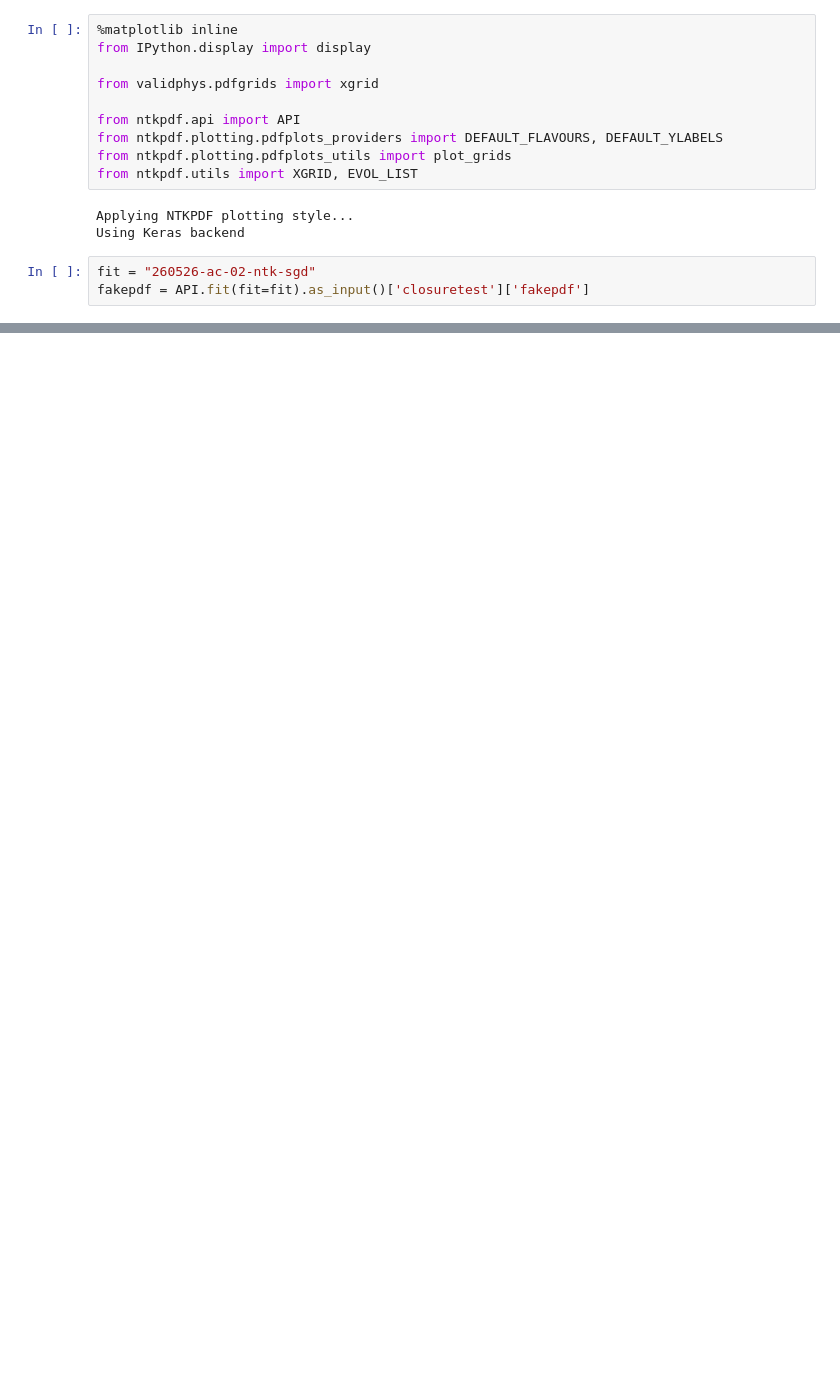
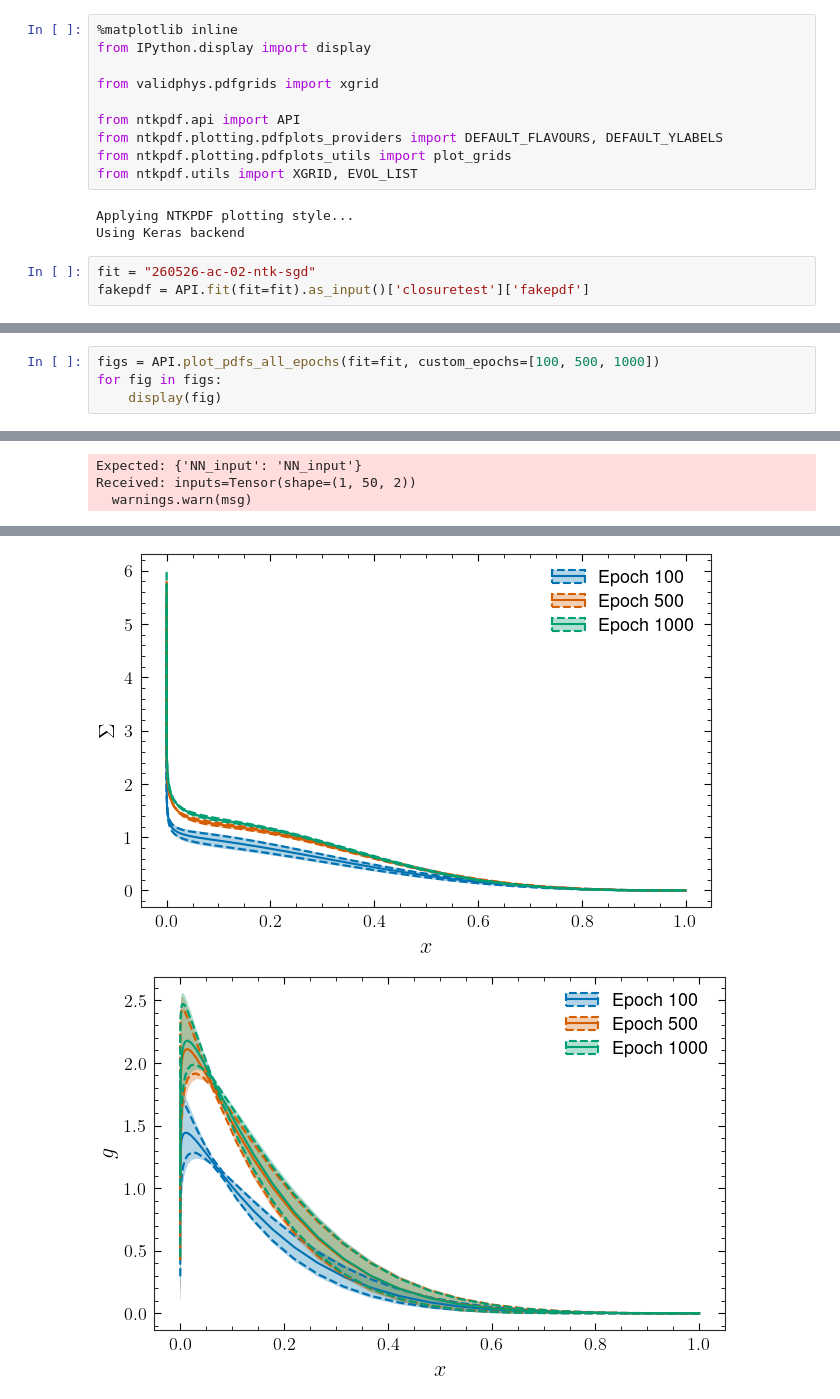
Before and after one commit to achiefa/NTKPDF, a Jupyter notebook: ntkpdf/examples/plot_pdfs.ipynb, the cells around one changed output, grey strips where cells are left out. Saved outputs shown, nothing was run; the diff lists cells and outputs as text; blank space fills up the shorter version.

```diff
--- a/ntkpdf/examples/plot_pdfs.ipynb
+++ b/ntkpdf/examples/plot_pdfs.ipynb
@@ -58,0 +64,5 @@ for fig in figs:
+# %%
+figs = API.plot_pdfs_all_epochs(fit=fit, custom_epochs=[100, 500, 1000])
+for fig in figs:
+    display(fig)
+# %% [output]
@@ -58,0 +70,3 @@ for fig in figs:
+Expected: {'NN_input': 'NN_input'}
+Received: inputs=Tensor(shape=(1, 50, 2))
+  warnings.warn(msg)
@@ -58,0 +81,2 @@ for fig in figs:
+[figure, added]
+[figure, added]
```
Also changed, not shown: parts of 3 cells of this notebook, 12 other files.
